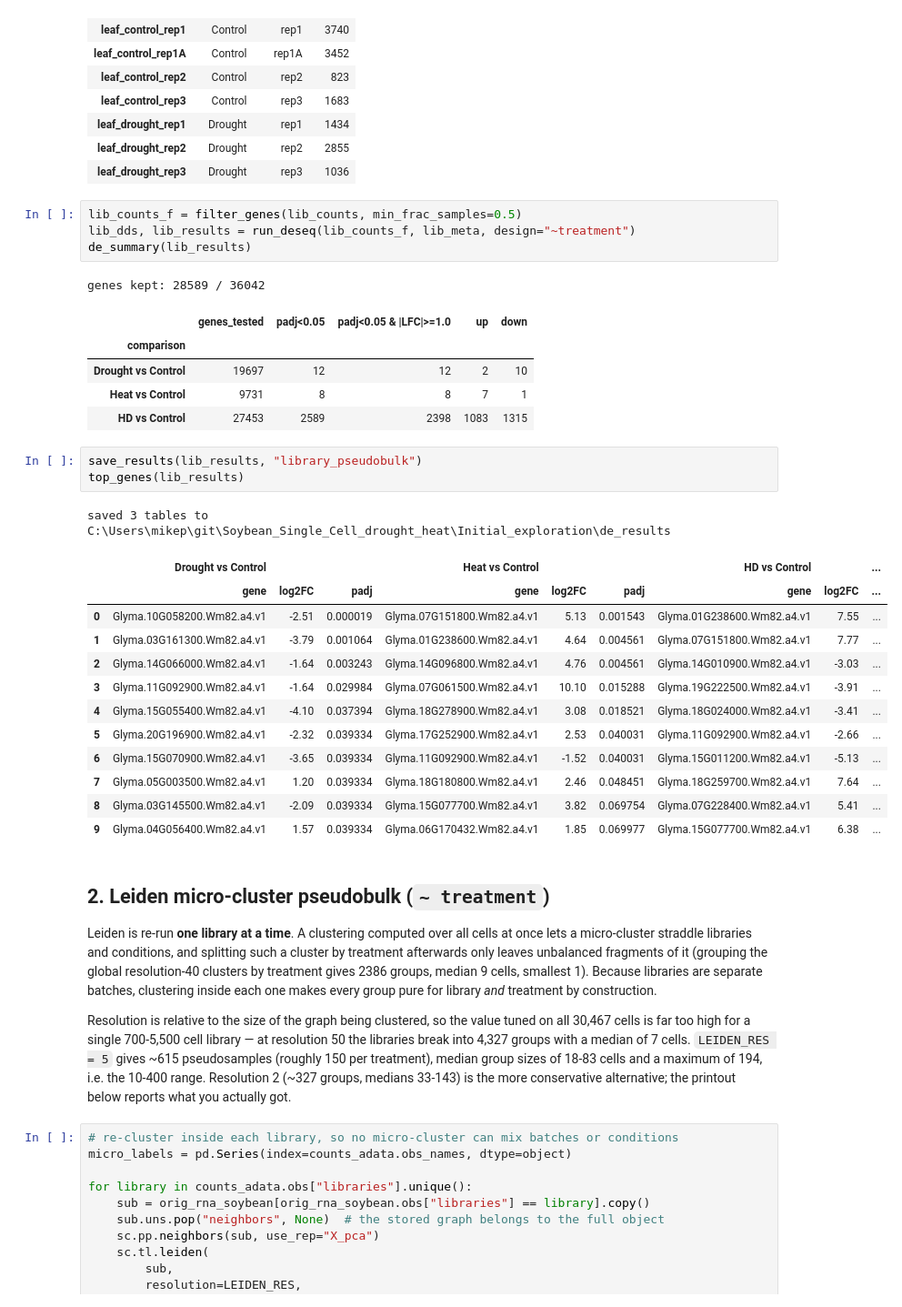
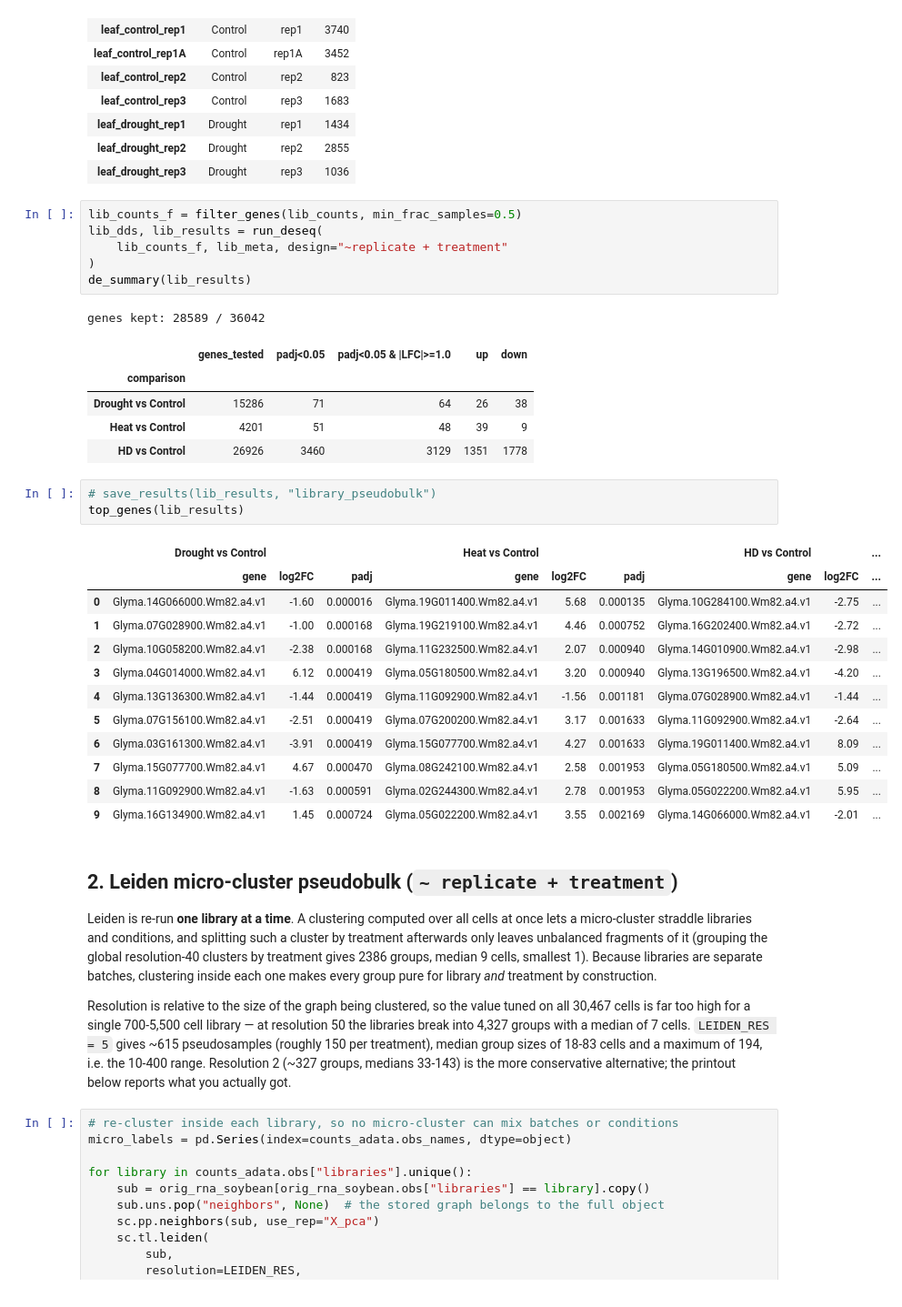
Before and after one commit to mikepassal/Soybean_Single_Cell_drought_heat, a Jupyter notebook: Initial_exploration/redo_de_genes.ipynb, the cells around one changed output. Shown at 91% size. Drawn from its saved outputs; the diff is of its cells as text.

```diff
--- a/Initial_exploration/redo_de_genes.ipynb
+++ b/Initial_exploration/redo_de_genes.ipynb
@@ -307,34 +307,35 @@ lib_meta[["treatment", "replicate", "n_cells"]]
 | leaf_drought_rep3 | Drought | rep3 | 1036 |
 # %%
 lib_counts_f = filter_genes(lib_counts, min_frac_samples=0.5)
-lib_dds, lib_results = run_deseq(lib_counts_f, lib_meta, design="~treatment")
+lib_dds, lib_results = run_deseq(
+    lib_counts_f, lib_meta, design="~replicate + treatment"
+)
 de_summary(lib_results)
 # %% [output]
 genes kept: 28589 / 36042
 |  | genes_tested | padj<0.05 | padj<0.05 & |LFC|>=1.0 | up | down |
 | comparison |  |  |  |  |  |
-| Drought vs Control | 19697 | 12 | 12 | 2 | 10 |
-| Heat vs Control | 9731 | 8 | 8 | 7 | 1 |
-| HD vs Control | 27453 | 2589 | 2398 | 1083 | 1315 |
+| Drought vs Control | 15286 | 71 | 64 | 26 | 38 |
+| Heat vs Control | 4201 | 51 | 48 | 39 | 9 |
+| HD vs Control | 26926 | 3460 | 3129 | 1351 | 1778 |
 # %%
-save_results(lib_results, "library_pseudobulk")
+# save_results(lib_results, "library_pseudobulk")
 top_genes(lib_results)
 # %% [output]
-saved 3 tables to C:\Users\mikep\git\Soybean_Single_Cell_drought_heat\Initial_exploration\de_results
 |  | Drought vs Control |  |  | Heat vs Control |  |  | HD vs Control |  | ... |
 |  | gene | log2FC | padj | gene | log2FC | padj | gene | log2FC | ... |
-| 0 | Glyma.10G058200.Wm82.a4.v1 | -2.51 | 0.000019 | Glyma.07G151800.Wm82.a4.v1 | 5.13 | 0.001543 | Glyma.01G238600.Wm82.a4.v1 | 7.55 | ... |
-| 1 | Glyma.03G161300.Wm82.a4.v1 | -3.79 | 0.001064 | Glyma.01G238600.Wm82.a4.v1 | 4.64 | 0.004561 | Glyma.07G151800.Wm82.a4.v1 | 7.77 | ... |
-| 2 | Glyma.14G066000.Wm82.a4.v1 | -1.64 | 0.003243 | Glyma.14G096800.Wm82.a4.v1 | 4.76 | 0.004561 | Glyma.14G010900.Wm82.a4.v1 | -3.03 | ... |
-| 3 | Glyma.11G092900.Wm82.a4.v1 | -1.64 | 0.029984 | Glyma.07G061500.Wm82.a4.v1 | 10.10 | 0.015288 | Glyma.19G222500.Wm82.a4.v1 | -3.91 | ... |
-| 4 | Glyma.15G055400.Wm82.a4.v1 | -4.10 | 0.037394 | Glyma.18G278900.Wm82.a4.v1 | 3.08 | 0.018521 | Glyma.18G024000.Wm82.a4.v1 | -3.41 | ... |
-| 5 | Glyma.20G196900.Wm82.a4.v1 | -2.32 | 0.039334 | Glyma.17G252900.Wm82.a4.v1 | 2.53 | 0.040031 | Glyma.11G092900.Wm82.a4.v1 | -2.66 | ... |
-| 6 | Glyma.15G070900.Wm82.a4.v1 | -3.65 | 0.039334 | Glyma.11G092900.Wm82.a4.v1 | -1.52 | 0.040031 | Glyma.15G011200.Wm82.a4.v1 | -5.13 | ... |
-| 7 | Glyma.05G003500.Wm82.a4.v1 | 1.20 | 0.039334 | Glyma.18G180800.Wm82.a4.v1 | 2.46 | 0.048451 | Glyma.18G259700.Wm82.a4.v1 | 7.64 | ... |
-| 8 | Glyma.03G145500.Wm82.a4.v1 | -2.09 | 0.039334 | Glyma.15G077700.Wm82.a4.v1 | 3.82 | 0.069754 | Glyma.07G228400.Wm82.a4.v1 | 5.41 | ... |
-| 9 | Glyma.04G056400.Wm82.a4.v1 | 1.57 | 0.039334 | Glyma.06G170432.Wm82.a4.v1 | 1.85 | 0.069977 | Glyma.15G077700.Wm82.a4.v1 | 6.38 | ... |
+| 0 | Glyma.14G066000.Wm82.a4.v1 | -1.60 | 0.000016 | Glyma.19G011400.Wm82.a4.v1 | 5.68 | 0.000135 | Glyma.10G284100.Wm82.a4.v1 | -2.75 | ... |
+| 1 | Glyma.07G028900.Wm82.a4.v1 | -1.00 | 0.000168 | Glyma.19G219100.Wm82.a4.v1 | 4.46 | 0.000752 | Glyma.16G202400.Wm82.a4.v1 | -2.72 | ... |
+| 2 | Glyma.10G058200.Wm82.a4.v1 | -2.38 | 0.000168 | Glyma.11G232500.Wm82.a4.v1 | 2.07 | 0.000940 | Glyma.14G010900.Wm82.a4.v1 | -2.98 | ... |
+| 3 | Glyma.04G014000.Wm82.a4.v1 | 6.12 | 0.000419 | Glyma.05G180500.Wm82.a4.v1 | 3.20 | 0.000940 | Glyma.13G196500.Wm82.a4.v1 | -4.20 | ... |
+| 4 | Glyma.13G136300.Wm82.a4.v1 | -1.44 | 0.000419 | Glyma.11G092900.Wm82.a4.v1 | -1.56 | 0.001181 | Glyma.07G028900.Wm82.a4.v1 | -1.44 | ... |
+| 5 | Glyma.07G156100.Wm82.a4.v1 | -2.51 | 0.000419 | Glyma.07G200200.Wm82.a4.v1 | 3.17 | 0.001633 | Glyma.11G092900.Wm82.a4.v1 | -2.64 | ... |
+| 6 | Glyma.03G161300.Wm82.a4.v1 | -3.91 | 0.000419 | Glyma.15G077700.Wm82.a4.v1 | 4.27 | 0.001633 | Glyma.19G011400.Wm82.a4.v1 | 8.09 | ... |
+| 7 | Glyma.15G077700.Wm82.a4.v1 | 4.67 | 0.000470 | Glyma.08G242100.Wm82.a4.v1 | 2.58 | 0.001953 | Glyma.05G180500.Wm82.a4.v1 | 5.09 | ... |
+| 8 | Glyma.11G092900.Wm82.a4.v1 | -1.63 | 0.000591 | Glyma.02G244300.Wm82.a4.v1 | 2.78 | 0.001953 | Glyma.05G022200.Wm82.a4.v1 | 5.95 | ... |
+| 9 | Glyma.16G134900.Wm82.a4.v1 | 1.45 | 0.000724 | Glyma.05G022200.Wm82.a4.v1 | 3.55 | 0.002169 | Glyma.14G066000.Wm82.a4.v1 | -2.01 | ... |
 # %% [markdown]
-## 2. Leiden micro-cluster pseudobulk (`~ treatment`)
+## 2. Leiden micro-cluster pseudobulk (`~ replicate + treatment`)
 
 Leiden is re-run **one library at a time**. A clustering computed over all cells at once lets a
 micro-cluster straddle libraries and conditions, and splitting such a cluster by treatment
```
Also changed, not shown: parts of 13 cells of this notebook, 33 other files.
